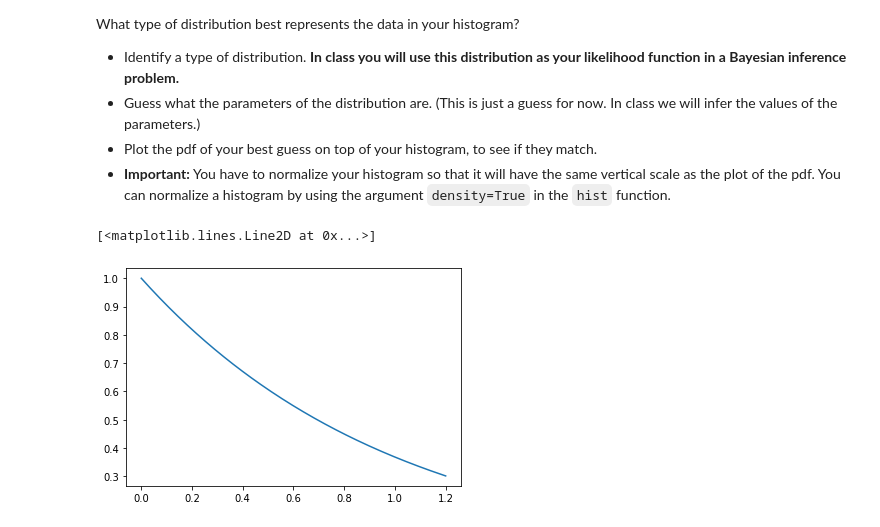
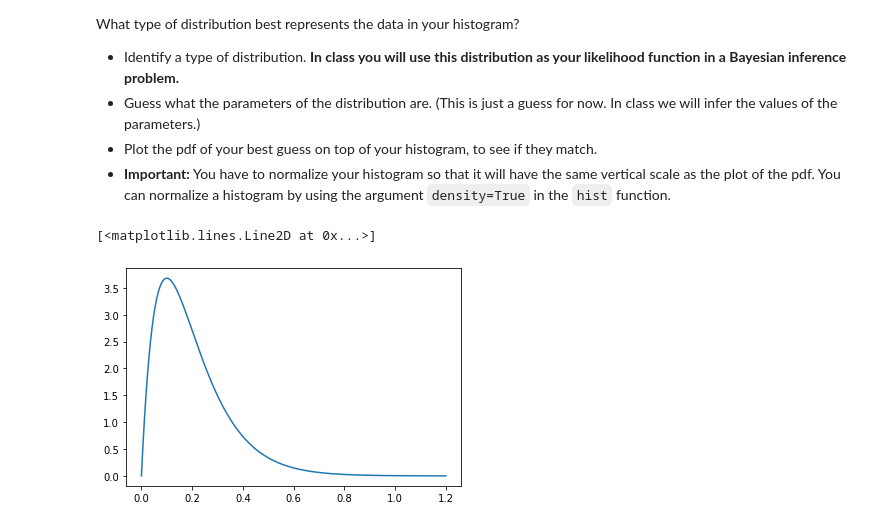
Before and after one commit to michlee1337/DataScience, a Jupyter notebook: Stats/cs146-2.2.ipynb, the cells around one changed output. Saved outputs shown, nothing was run; the diff lists cells and outputs as text; code cells hidden in the pictures.

```diff
--- a/Stats/cs146-2.2.ipynb
+++ b/Stats/cs146-2.2.ipynb
@@ -114,7 +114,8 @@ What type of distribution best represents the data in your histogram?
 # %%
 x = np.linspace(0,1.2,200)
 # %%
-plt.plot(x, sts.gamma.pdf(x,1))
+plt.plot(x, sts.gamma.pdf(x,a=2,scale=0.1))
+plt.hist(waiting_times_per_hour[9], density=True);
 # %% [output]
 [<matplotlib.lines.Line2D at 0x...>]
-[figure, old version]
+[figure, new version]
```
